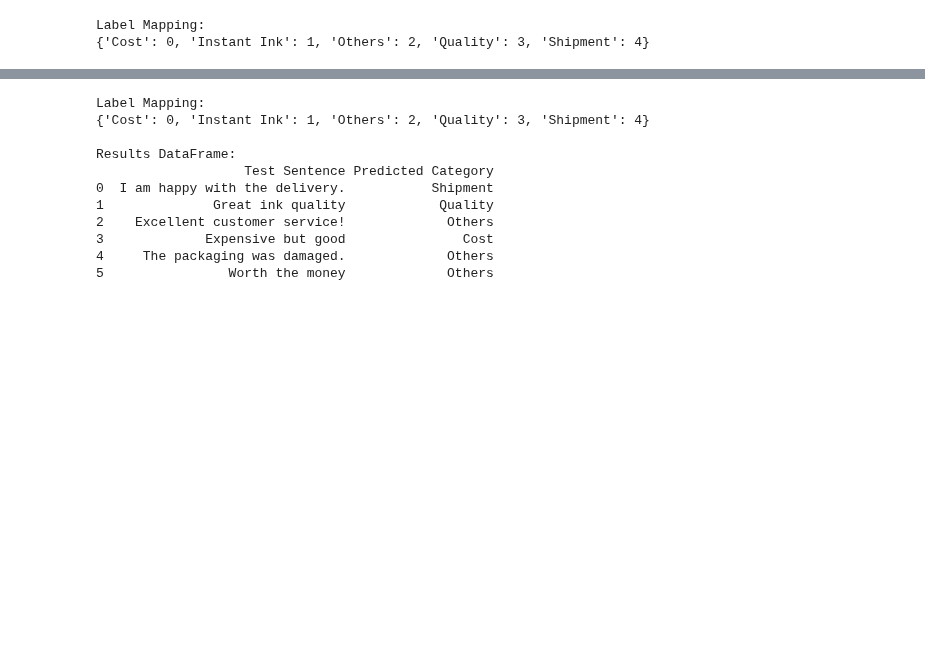
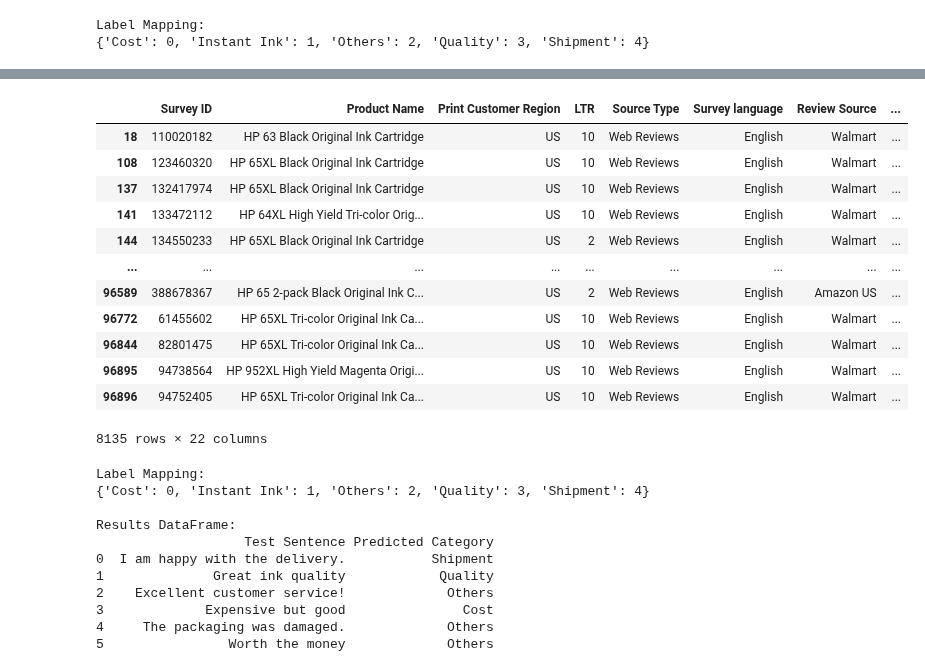
Before and after one commit to wd686/InkSightAnalyzer, a Jupyter notebook: distilbert (category).ipynb, the cells around one changed output, grey strips where cells are left out. Drawn from its saved outputs; the diff is of its cells as text; code cells hidden in the pictures; blank space fills up the shorter version.

```diff
--- a/distilbert (category).ipynb
+++ b/distilbert (category).ipynb
@@ -254,3 +270,19 @@ plot_training_curves(trainer)
+# %%
+df
+# %% [output]
+|  | Survey ID | Product Name | Print Customer Region | LTR | Source Type | Survey language | Review Source | ... |
+| 18 | 110020182 | HP 63 Black Original Ink Cartridge | US | 10 | Web Reviews | English | Walmart | ... |
+| 108 | 123460320 | HP 65XL Black Original Ink Cartridge | US | 10 | Web Reviews | English | Walmart | ... |
+| 137 | 132417974 | HP 65XL Black Original Ink Cartridge | US | 10 | Web Reviews | English | Walmart | ... |
+| 141 | 133472112 | HP 64XL High Yield Tri-color Orig... | US | 10 | Web Reviews | English | Walmart | ... |
+| 144 | 134550233 | HP 65XL Black Original Ink Cartridge | US | 2 | Web Reviews | English | Walmart | ... |
+| ... | ... | ... | ... | ... | ... | ... | ... | ... |
+| 96589 | 388678367 | HP 65 2-pack Black Original Ink C... | US | 2 | Web Reviews | English | Amazon US | ... |
+| 96772 | 61455602 | HP 65XL Tri-color Original Ink Ca... | US | 10 | Web Reviews | English | Walmart | ... |
+| 96844 | 82801475 | HP 65XL Tri-color Original Ink Ca... | US | 10 | Web Reviews | English | Walmart | ... |
+| 96895 | 94738564 | HP 952XL High Yield Magenta Origi... | US | 10 | Web Reviews | English | Walmart | ... |
+| 96896 | 94752405 | HP 65XL Tri-color Original Ink Ca... | US | 10 | Web Reviews | English | Walmart | ... |
+8135 rows × 22 columns
 # %%
 model_1 = './distilbert aspect classification' # all data
 model_2 = './distilbert aspect classification test' # 100 data points from each label category
```
Also changed, not shown: parts of 11 cells of this notebook.
